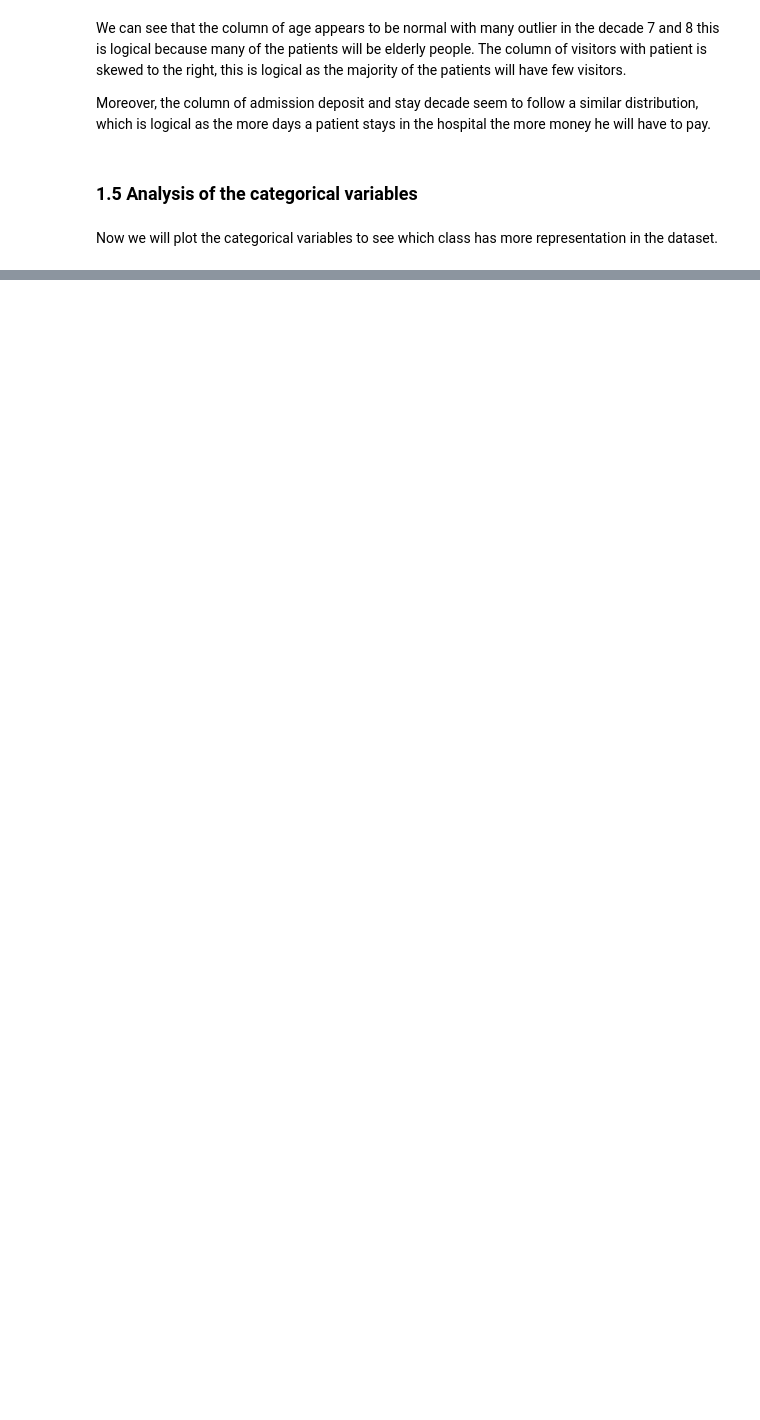
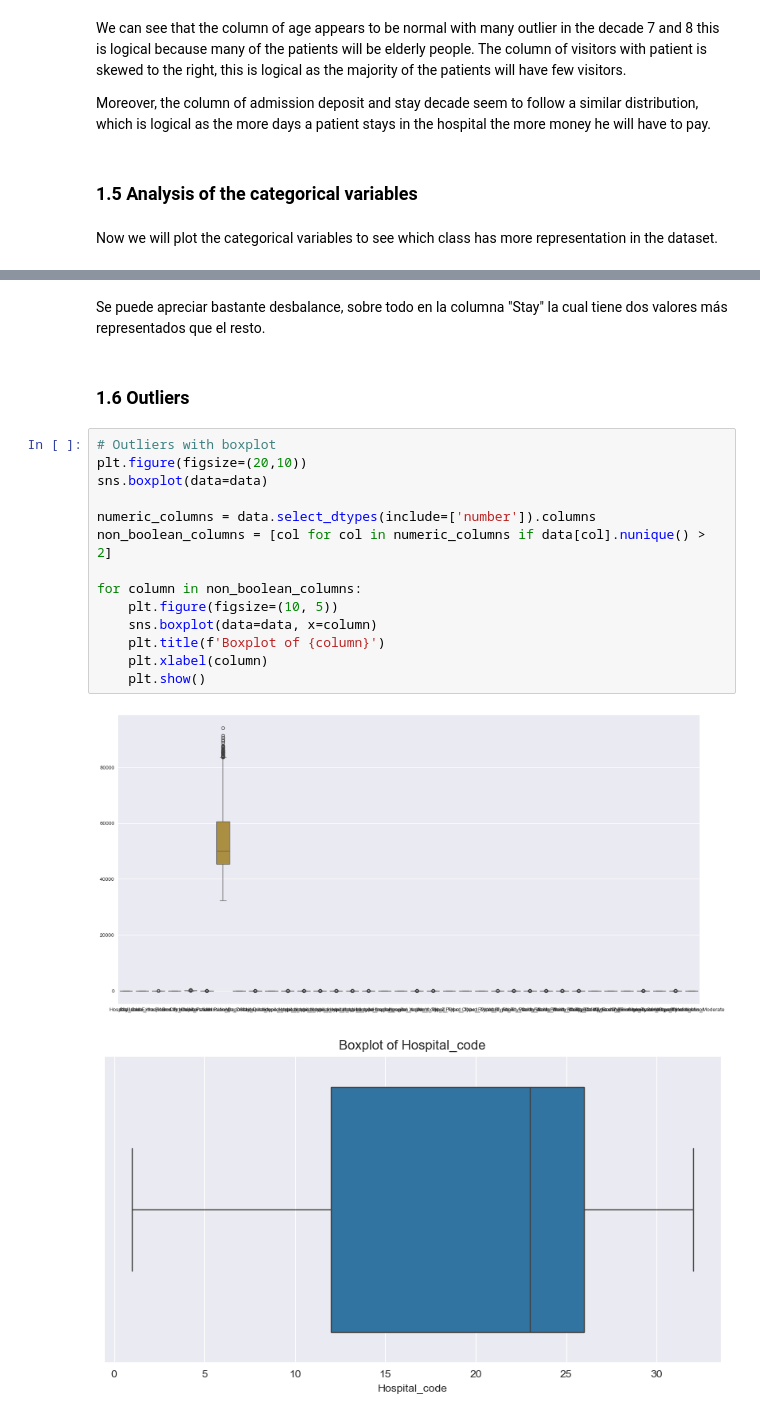
Before and after one commit to ErFosi/ML_master_first_proj, a Jupyter notebook: DiezAndino_Alvaro.ipynb, the cells around one changed output, grey strips where cells are left out. Drawn from its saved outputs; the diff is of its cells as text; blank space fills up the shorter version.

```diff
--- a/DiezAndino_Alvaro.ipynb
+++ b/DiezAndino_Alvaro.ipynb
@@ -301,0 +293,21 @@ Passing `palette` without assigning `hue` is deprecated and will be removed in v
+# %% [markdown]
+Se puede apreciar bastante desbalance, sobre todo en la columna "Stay" la cual tiene dos valores más representados que el resto.
+# %% [markdown]
+### 1.6 Outliers
+# %%
+# Outliers with boxplot
+plt.figure(figsize=(20,10))
+sns.boxplot(data=data)
+
+numeric_columns = data.select_dtypes(include=['number']).columns
+non_boolean_columns = [col for col in numeric_columns if data[col].nunique() > 2]
+
+for column in non_boolean_columns:
+    plt.figure(figsize=(10, 5))
+    sns.boxplot(data=data, x=column)
+    plt.title(f'Boxplot of {column}')
+    plt.xlabel(column)
+    plt.show()
+# %% [output]
+[figure, added]
+[figure, added]
```
Also changed, not shown: parts of 10 cells of this notebook.
